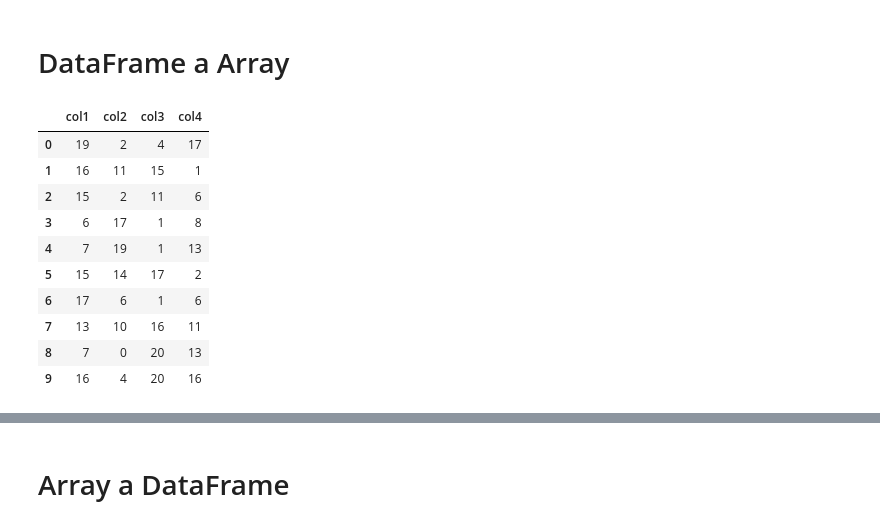
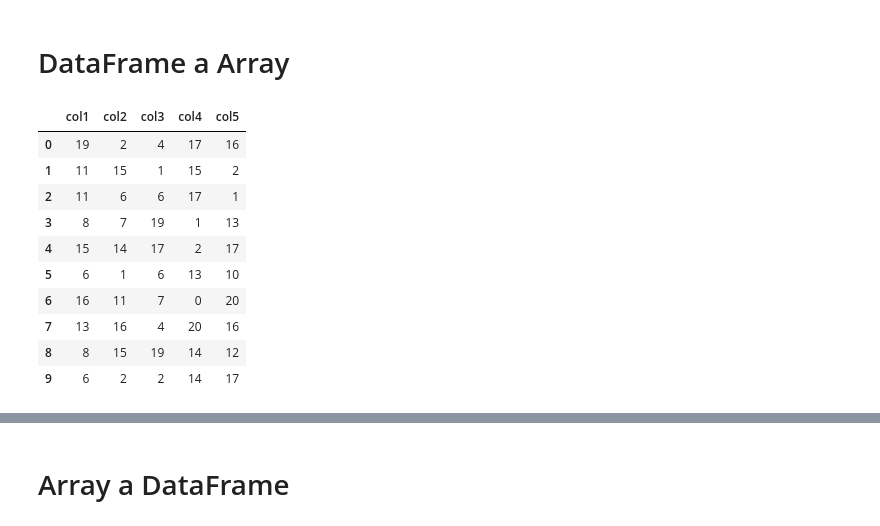
Before and after one commit to LexAguirre/Course_Data_and_analytics, a Jupyter notebook: Sesión_N°_03_Numpy_16_02.ipynb, the cells around one changed output, grey strips where cells are left out. Cells and saved outputs as stored; diff of their text form; code cells hidden in the pictures.

```diff
--- a/Sesión_N°_03_Numpy_16_02.ipynb
+++ b/Sesión_N°_03_Numpy_16_02.ipynb
@@ -184,24 +184,24 @@ import pandas as pd
 # %%
 # Creando un DataFrame
 np.random.seed(12345678)
 
 df1 = pd.DataFrame(
-    data=np.random.randint(0, 21, (10, 4)) ,    # valores entre 0 y 20, en 5 filas y 3 columnas
-    columns=["col1", "col2", "col3", "col4"]
+    data=np.random.randint(0, 21, (10, 5)) ,    # valores entre 0 y 20, en 5 filas y 3 columnas
+    columns=["col1", "col2", "col3", "col4", "col5"]
     )
 df1
 # %% [output]
-|  | col1 | col2 | col3 | col4 |
-| 0 | 19 | 2 | 4 | 17 |
-| 1 | 16 | 11 | 15 | 1 |
-| 2 | 15 | 2 | 11 | 6 |
-| 3 | 6 | 17 | 1 | 8 |
-| 4 | 7 | 19 | 1 | 13 |
-| 5 | 15 | 14 | 17 | 2 |
-| 6 | 17 | 6 | 1 | 6 |
-| 7 | 13 | 10 | 16 | 11 |
-| 8 | 7 | 0 | 20 | 13 |
-| 9 | 16 | 4 | 20 | 16 |
+|  | col1 | col2 | col3 | col4 | col5 |
+| 0 | 19 | 2 | 4 | 17 | 16 |
+| 1 | 11 | 15 | 1 | 15 | 2 |
+| 2 | 11 | 6 | 6 | 17 | 1 |
+| 3 | 8 | 7 | 19 | 1 | 13 |
+| 4 | 15 | 14 | 17 | 2 | 17 |
+| 5 | 6 | 1 | 6 | 13 | 10 |
+| 6 | 16 | 11 | 7 | 0 | 20 |
+| 7 | 13 | 16 | 4 | 20 | 16 |
+| 8 | 8 | 15 | 19 | 14 | 12 |
+| 9 | 6 | 2 | 2 | 14 | 17 |
 # %%
 #np.random.seed(12345678)  # fijamos una semilla
 np.random.seed(None)       # quitamos la semilla; por default utilizarà la hora del sistema
```
Also changed, not shown: parts of 15 cells of this notebook.
